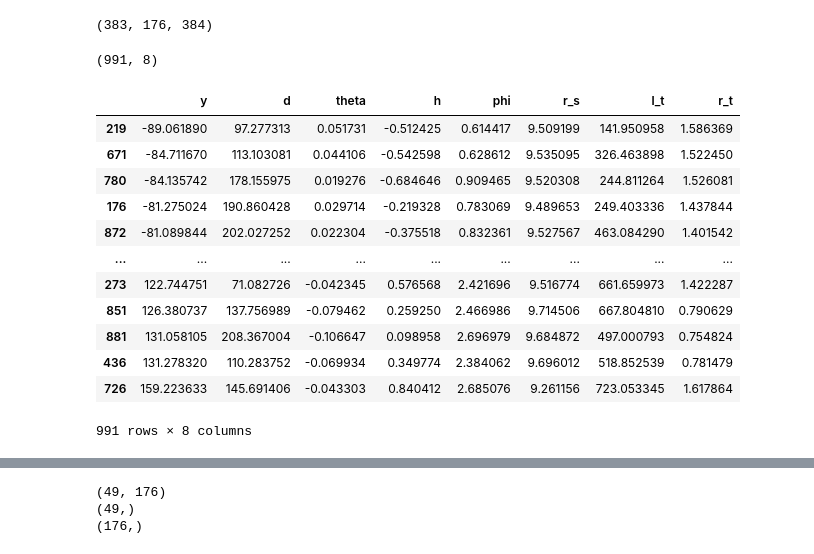
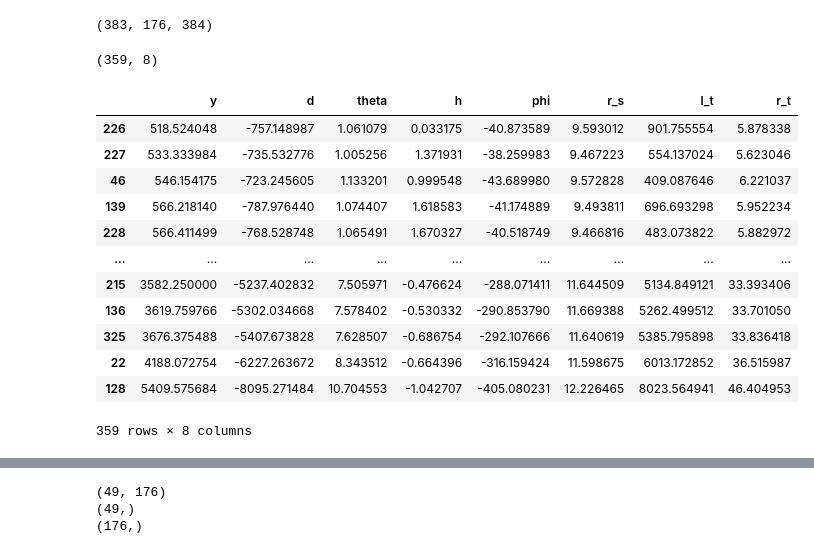
Before and after one commit to chenziao/Stylized-Cell-Inference, a Jupyter notebook: stylized_cell_FCN.ipynb, the cells around one changed output, grey strips where cells are left out. Drawn from its saved outputs; the diff is of its cells as text; code cells hidden in the pictures.

```diff
--- a/stylized_cell_FCN.ipynb
+++ b/stylized_cell_FCN.ipynb
@@ -70,6 +71,9 @@ display(df_la)
 | 674 | 1410.0 | 172.720432 | 0.382360 | -0.807435 | 0.847012 | 7.352093 | 80.600192 | 1.201411 |
 991 rows × 8 columns
 # %%
+labels[:,0] = np.load(LFP_PATH)['ys']
+ranges['y'] = [-100, 100]
+
 for i in range(labels.shape[1]):
     label = labels[:, i]
     label_name = inference_list[i]
@@ -221,7 +226,8 @@ filt_b, filt_a = signal.butter(params.BUTTERWORTH_ORDER,
                                        params.BANDFILTER_TYPE,
                                        fs=params.FILTER_SAMPLING_RATE)
 
-filtered_lfp = signal.lfilter(filt_b, filt_a, d, axis=1)  # filter along time axis
+# filtered_lfp = signal.lfilter(filt_b, filt_a, d, axis=1)  # filter along time axis
+filtered_lfp = d
 
 pk_tr_idx_in_window = 16  # 16*0.025=0.4 ms
 lfp_list = []
@@ -259,44 +265,46 @@ y_pos = np.stack(y_pos, axis=0)
 # %%
 y_pos = y_pos.reshape((-1, 1))
 
 np.set_printoptions(suppress=True)
 
 model.eval()
 summ_stats = torch.Tensor(summ_stats)
 summ_stats_tensor = summ_stats.to(device)
 pred = model(summ_stats_tensor)
 pred = pred.to("cpu").detach().numpy()
+
+pred[:,0] = y_pos - pred[:, 0]
 
 print(pred.shape)
 
 if True:
     for i in range(pred.shape[1]):
         old_pred = pred[:,i]
         label_name = inference_list[i]
         min_max_range = ranges[label_name]
         org_pred = (((old_pred - feature_range[0]) / (feature_range[1] - feature_range[0]))
                     * (min_max_range[1] - min_max_range[0]) + min_max_range[0])
         pred[:,i] = org_pred
 
 
 y_pred = pred
 df = pd.DataFrame(y_pred, columns=inference_list).sort_values(by='y')
 display(df)
 # %% [output]
-(991, 8)
+(359, 8)
 |  | y | d | theta | h | phi | r_s | l_t | r_t |
-| 219 | -89.061890 | 97.277313 | 0.051731 | -0.512425 | 0.614417 | 9.509199 | 141.950958 | 1.586369 |
-| 671 | -84.711670 | 113.103081 | 0.044106 | -0.542598 | 0.628612 | 9.535095 | 326.463898 | 1.522450 |
-| 780 | -84.135742 | 178.155975 | 0.019276 | -0.684646 | 0.909465 | 9.520308 | 244.811264 | 1.526081 |
-| 176 | -81.275024 | 190.860428 | 0.029714 | -0.219328 | 0.783069 | 9.489653 | 249.403336 | 1.437844 |
-| 872 | -81.089844 | 202.027252 | 0.022304 | -0.375518 | 0.832361 | 9.527567 | 463.084290 | 1.401542 |
+| 226 | 518.524048 | -757.148987 | 1.061079 | 0.033175 | -40.873589 | 9.593012 | 901.755554 | 5.878338 |
+| 227 | 533.333984 | -735.532776 | 1.005256 | 1.371931 | -38.259983 | 9.467223 | 554.137024 | 5.623046 |
+| 46 | 546.154175 | -723.245605 | 1.133201 | 0.999548 | -43.689980 | 9.572828 | 409.087646 | 6.221037 |
+| 139 | 566.218140 | -787.976440 | 1.074407 | 1.618583 | -41.174889 | 9.493811 | 696.693298 | 5.952234 |
+| 228 | 566.411499 | -768.528748 | 1.065491 | 1.670327 | -40.518749 | 9.466816 | 483.073822 | 5.882972 |
 | ... | ... | ... | ... | ... | ... | ... | ... | ... |
-| 273 | 122.744751 | 71.082726 | -0.042345 | 0.576568 | 2.421696 | 9.516774 | 661.659973 | 1.422287 |
-| 851 | 126.380737 | 137.756989 | -0.079462 | 0.259250 | 2.466986 | 9.714506 | 667.804810 | 0.790629 |
-| 881 | 131.058105 | 208.367004 | -0.106647 | 0.098958 | 2.696979 | 9.684872 | 497.000793 | 0.754824 |
-| 436 | 131.278320 | 110.283752 | -0.069934 | 0.349774 | 2.384062 | 9.696012 | 518.852539 | 0.781479 |
-| 726 | 159.223633 | 145.691406 | -0.043303 | 0.840412 | 2.685076 | 9.261156 | 723.053345 | 1.617864 |
+| 215 | 3582.250000 | -5237.402832 | 7.505971 | -0.476624 | -288.071411 | 11.644509 | 5134.849121 | 33.393406 |
+| 136 | 3619.759766 | -5302.034668 | 7.578402 | -0.530332 | -290.853790 | 11.669388 | 5262.499512 | 33.701050 |
+| 325 | 3676.375488 | -5407.673828 | 7.628507 | -0.686754 | -292.107666 | 11.640619 | 5385.795898 | 33.836418 |
+| 22 | 4188.072754 | -6227.263672 | 8.343512 | -0.664396 | -316.159424 | 11.598675 | 6013.172852 | 36.515987 |
+| 128 | 5409.575684 | -8095.271484 | 10.704553 | -1.042707 | -405.080231 | 12.226465 | 8023.564941 | 46.404953 |
-991 rows × 8 columns
+359 rows × 8 columns
 # %%
 with pd.option_context('display.max_rows', None, 'display.max_columns', None):  # more options can be specified also
     display(df)
```
Also changed, not shown: parts of 7 cells of this notebook, 4 other files.
